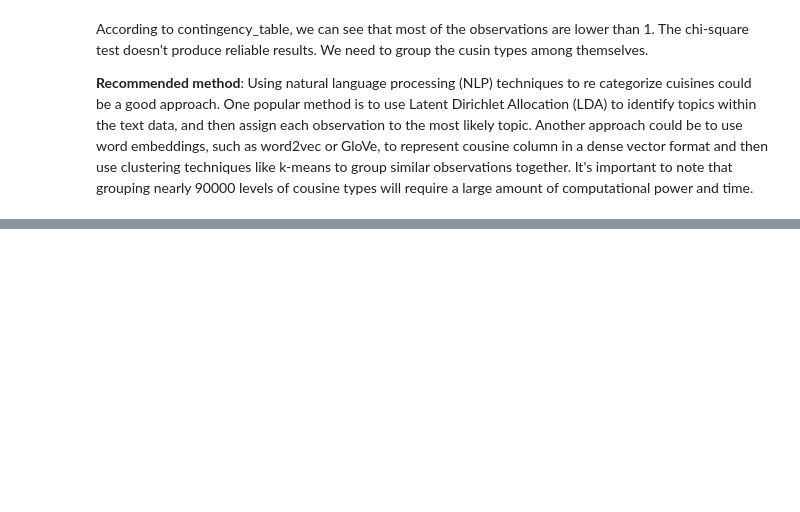
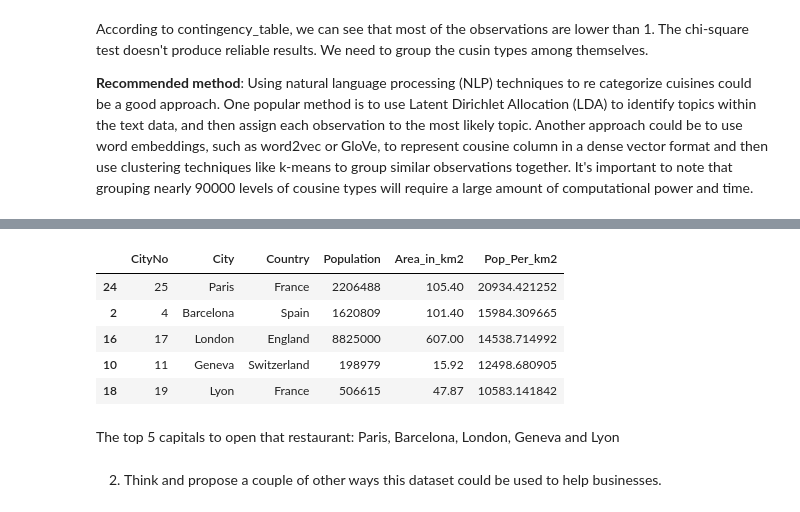
Before and after one commit to vocanalytics/F_STL_Challenge, a Jupyter notebook: Tech_Challenge_For_FoodStyles.ipynb, the cells around one changed output, grey strips where cells are left out. Cells and saved outputs as stored; diff of their text form; code cells hidden in the pictures; blank space fills up the shorter version.

Commit message:
3rd Action Point Business Specific

```diff
--- a/Tech_Challenge_For_FoodStyles.ipynb
+++ b/Tech_Challenge_For_FoodStyles.ipynb
@@ -554,0 +632,16 @@ It's important to note that grouping nearly 90000 levels of cousine types  will
+# %%
+#Creating new column for representing the population per km2
+df_europe['Pop_Per_km2']=df_europe['Population'] / df_europe['Area_in_km2']
+# %%
+df_europe.sort_values('Pop_Per_km2',ascending=False).head(5)
+# %% [output]
+|  | CityNo | City | Country | Population | Area_in_km2 | Pop_Per_km2 |
+| 24 | 25 | Paris | France | 2206488 | 105.40 | 20934.421252 |
+| 2 | 4 | Barcelona | Spain | 1620809 | 101.40 | 15984.309665 |
+| 16 | 17 | London | England | 8825000 | 607.00 | 14538.714992 |
+| 10 | 11 | Geneva | Switzerland | 198979 | 15.92 | 12498.680905 |
+| 18 | 19 | Lyon | France | 506615 | 47.87 | 10583.141842 |
+# %% [markdown]
+The top 5 capitals to open that restaurant: Paris, Barcelona, London, Geneva and Lyon
+# %% [markdown]
+2.	Think and propose a couple of other ways this dataset could be used to help businesses.
```
Also changed, not shown: parts of 12 cells of this notebook.
